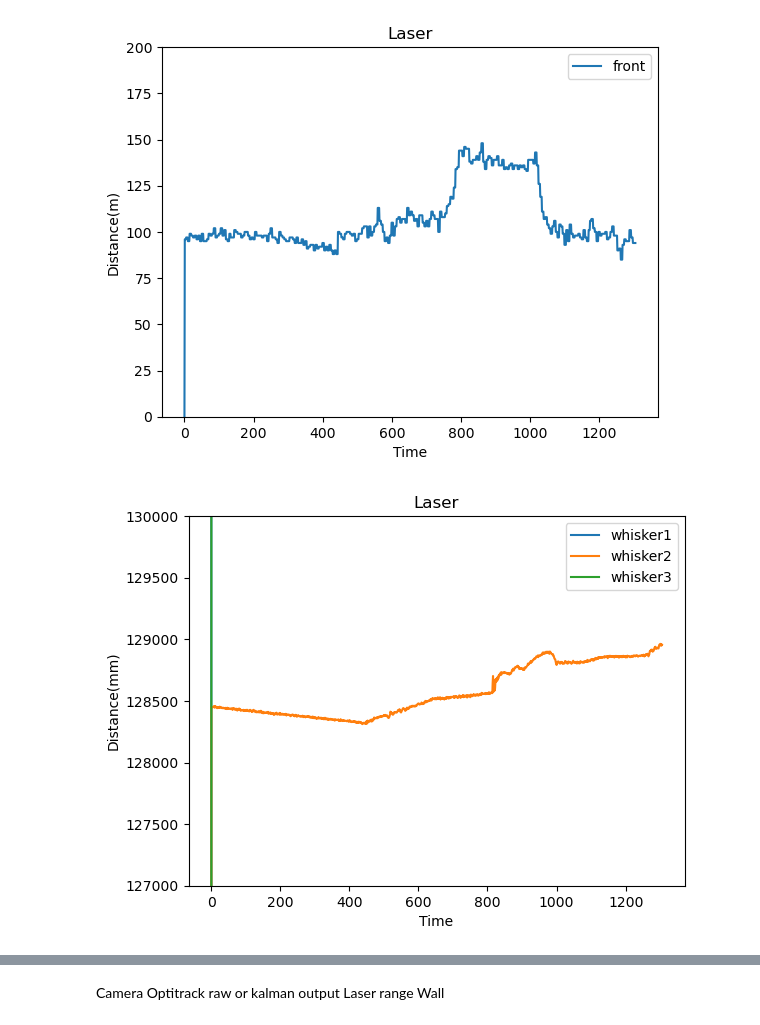
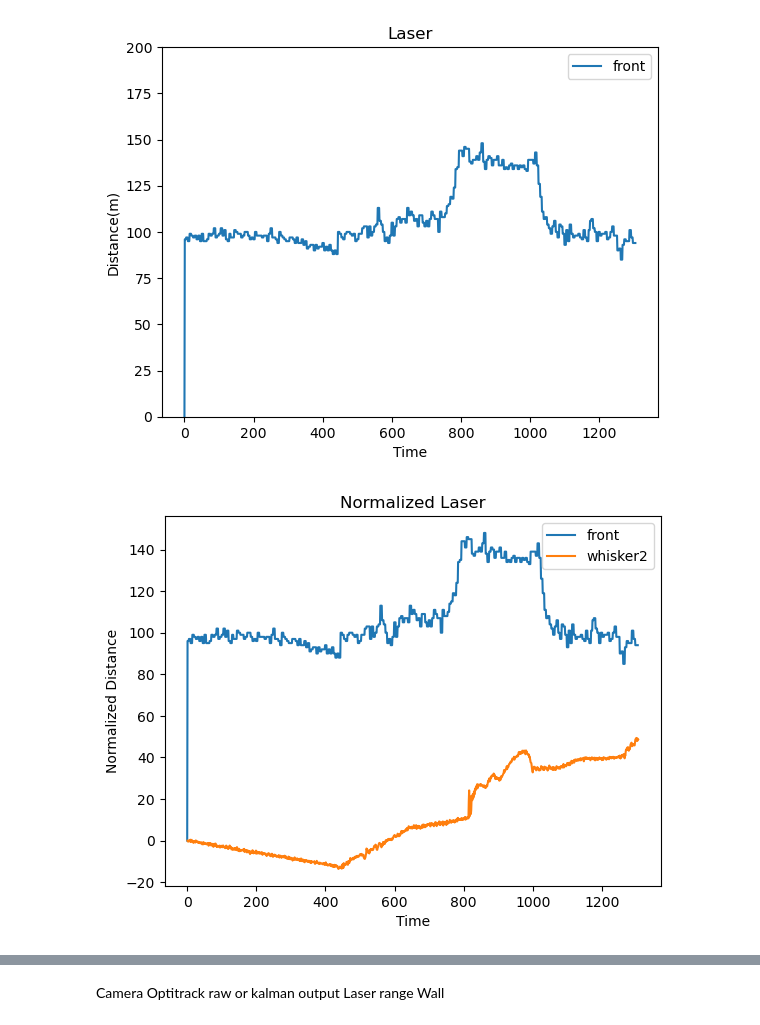
Before and after one commit to TacYee/autonomous-fly, a Jupyter notebook: Optitrack/plotter.ipynb, the cells around one changed output, grey strips where cells are left out. Saved outputs shown, nothing was run; the diff lists cells and outputs as text; code cells hidden in the pictures.

```diff
--- a/Optitrack/plotter.ipynb
+++ b/Optitrack/plotter.ipynb
@@ -83,18 +83,18 @@ plt.show()
 # %% [output]
 [figure]
 # %%
+scaled_whisker2 = df[' whisker2'][1:] * (df[' laserFront'][1:].max() - df[' laserFront'][1:].min()) / (df[' whisker2'][1:].max() - df[' whisker2'][1:].min())
 
-plt.plot(df[' whisker1'],label='whisker1')
-plt.plot(df[' whisker2'],label='whisker2')
-plt.plot(df[' whisker3'],label='whisker3')
+# 绘制归一化后的数据
+plt.plot(df[' laserFront'],label='front')
+plt.plot((scaled_whisker2)-(scaled_whisker2[1]), label='whisker2')
 plt.legend()
 plt.xlabel('Time')
-plt.ylabel('Distance(mm)')
-plt.ylim(127000, 130000)
-plt.title('Laser')
+plt.ylabel('Normalized Distance')
+plt.titl20240122e('Normalized Laser')
 plt.show()
 # %% [output]
-[figure, old version]
+[figure, new version]
 # %%
 import pandas as pd
 import numpy as np
```
Also changed, not shown: parts of 3 cells of this notebook.
